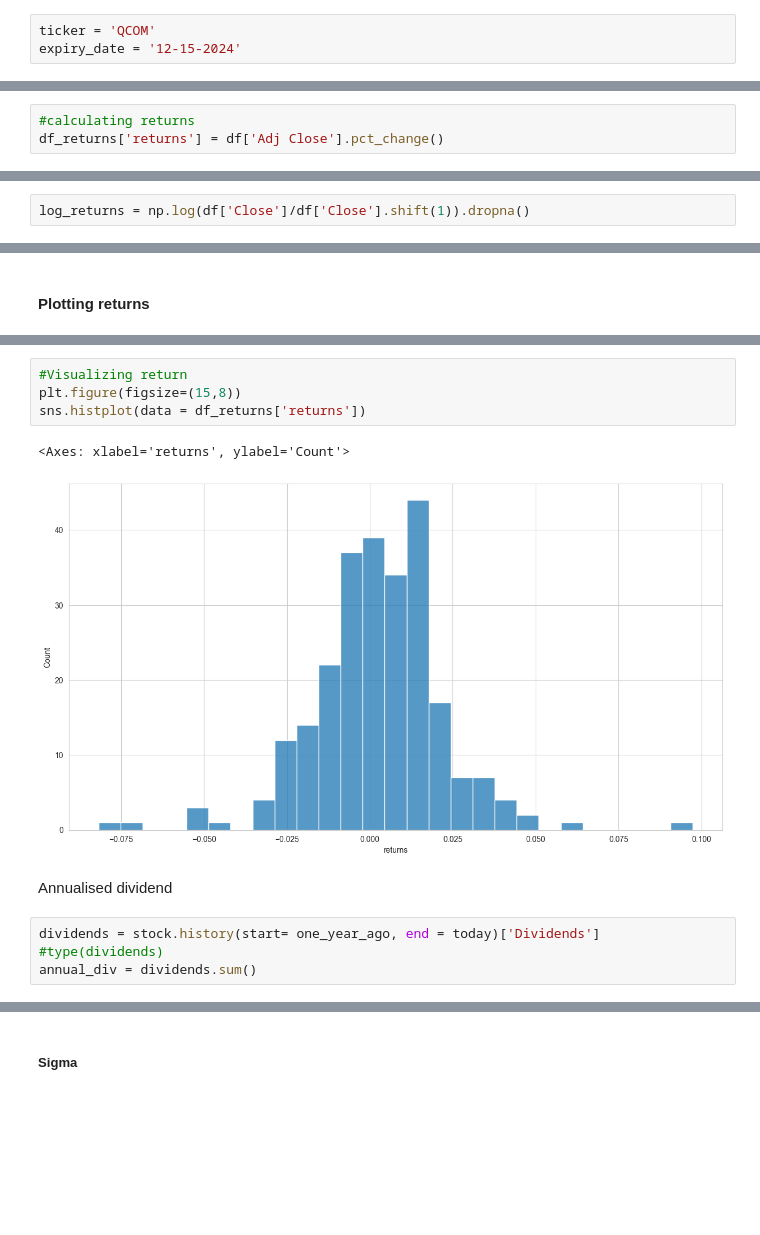
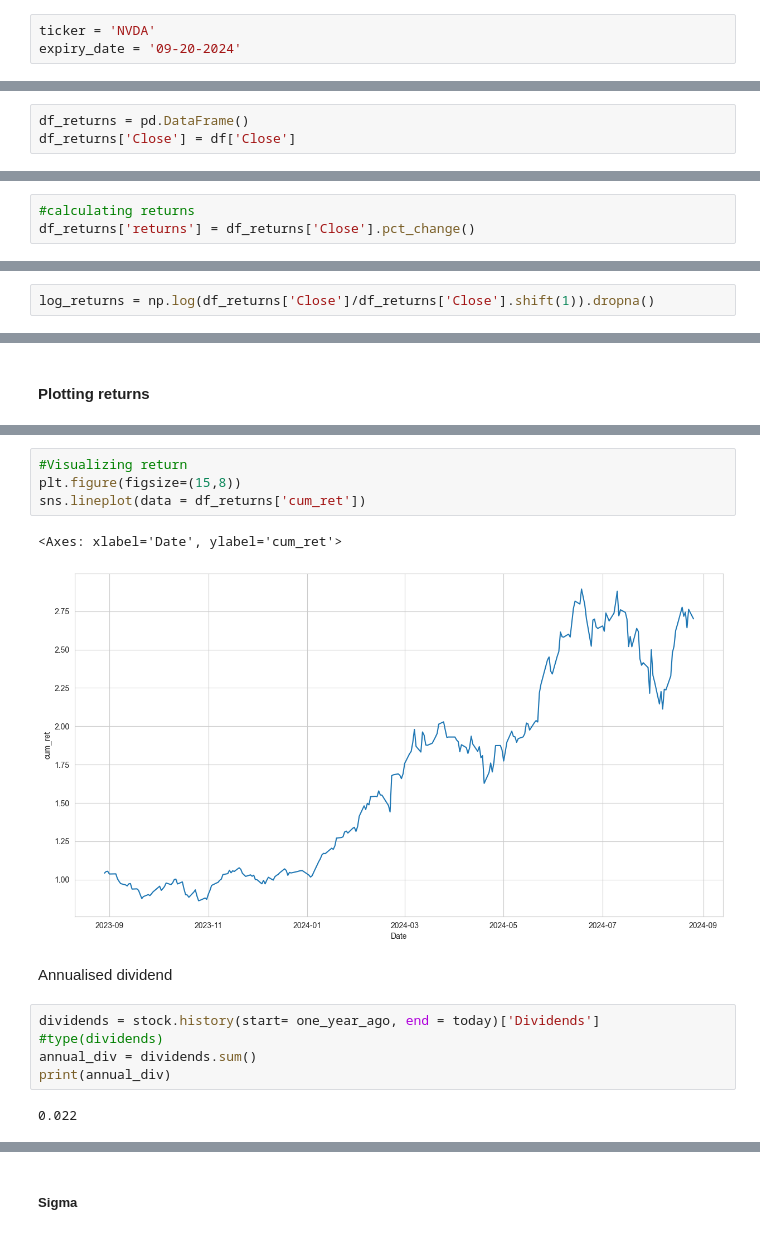
Before and after one commit to shaliniscode/option-pricing, a Jupyter notebook: Black_scholes_model.ipynb, the cells around one changed output, grey strips where cells are left out. Saved outputs shown, nothing was run; the diff lists cells and outputs as text; blank space fills up the shorter version.

```diff
--- a/Black_scholes_model.ipynb
+++ b/Black_scholes_model.ipynb
@@ -87,8 +127,8 @@ def black_scholes(s0, k, r, t, sigma, y, stock, expiry, option_type):
 # %% [markdown]
 ##### Ticker and expiry date
 # %%
-ticker = 'QCOM'
-expiry_date = '12-15-2024'
+ticker = 'NVDA'
+expiry_date = '09-20-2024'
 # %%
 today = datetime.now().date()
 one_year_ago = today.replace(year = today.year-1)
@@ -112,0 +150,3 @@ df_returns = df_1.to_frame()
+# %%
+df_returns = pd.DataFrame()
+df_returns['Close'] = df['Close']
@@ -113,6 +163,6 @@ df_returns = df_1.to_frame()
 # %%
 #calculating returns
-df_returns['returns'] = df['Adj Close'].pct_change()
+df_returns['returns'] = df_returns['Close'].pct_change()
 # %%
 df_returns['cum_ret'] = (df_returns['returns'] +1).cumprod()
 # %%
@@ -128,4 +178,4 @@ df_returns.dropna().head()
 # %%
-log_returns = np.log(df['Close']/df['Close'].shift(1)).dropna()
+log_returns = np.log(df_returns['Close']/df_returns['Close'].shift(1)).dropna()
 # %%
 df_returns['log_returns'] = log_returns
@@ -158,13 +208,16 @@ sns.lineplot(data = df_returns['returns'])
 # %%
 #Visualizing return
 plt.figure(figsize=(15,8))
-sns.histplot(data = df_returns['returns'])
+sns.lineplot(data = df_returns['cum_ret'])
 # %% [output]
-<Axes: xlabel='returns', ylabel='Count'>
+<Axes: xlabel='Date', ylabel='cum_ret'>
-[figure, old version]
+[figure, new version]
 # %% [markdown]
 Annualised dividend
 # %%
 dividends = stock.history(start= one_year_ago, end = today)['Dividends']
 #type(dividends)
 annual_div = dividends.sum()
+print(annual_div)
+# %% [output]
+0.022
```
Also changed, not shown: parts of 42 cells of this notebook, 1 other file.
